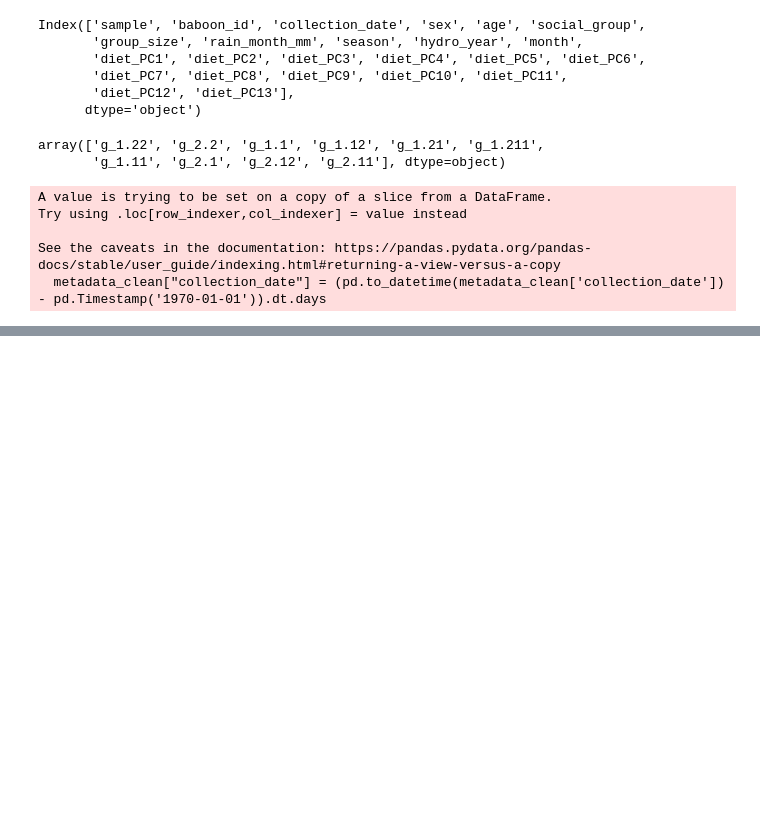
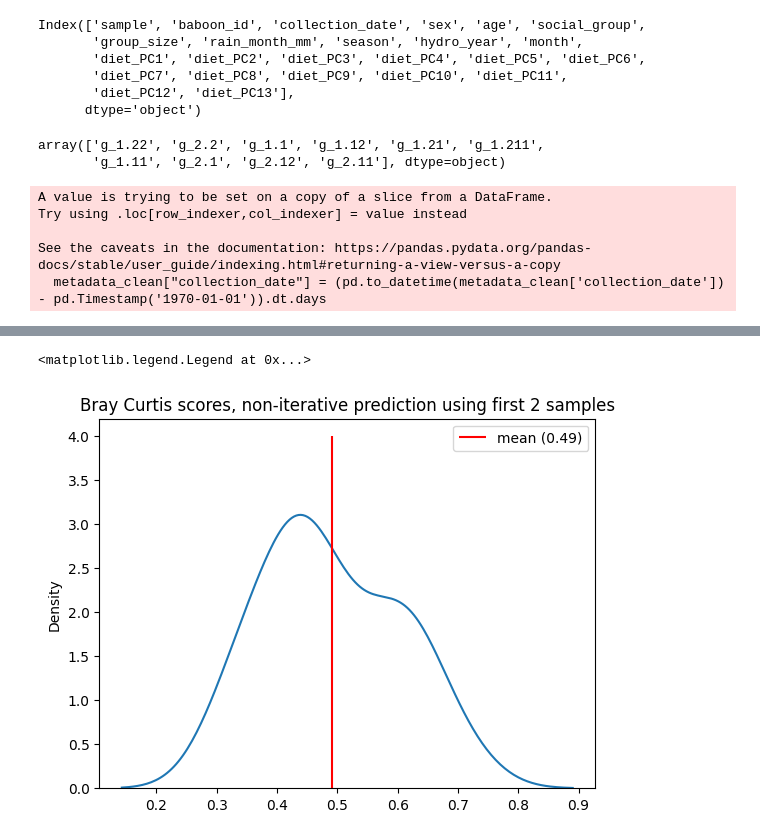
Before and after one commit to yuvaldotan/workshop_microbiome, a Jupyter notebook: Milestone2/model_pipeline.ipynb, the cells around one changed output, grey strips where cells are left out. Drawn from its saved outputs; the diff is of its cells as text; code cells hidden in the pictures; blank space fills up the shorter version.

```diff
--- a/Milestone2/model_pipeline.ipynb
+++ b/Milestone2/model_pipeline.ipynb
@@ -395,0 +136,13 @@ f.shape
+# %%
+
+bc_scores1 = []
+samples = 0
+for i in range(len(test_baboon)):
+    pred = super_model.predict(known_data[i], known_metadata[i], iterative = False)
+    bc = 0
+    samples += len(pred)
+    for j in range(len(pred)):
+        bc += braycurtis(pred.iloc[j].values, true_data[i].iloc[j].values)
+    print(bc / len(pred))
+    bc_scores1.append(bc / len(pred))
+print(np.sum(bc_scores1) / samples)
@@ -395,0 +167,8 @@ f.shape
+# %%
+sns.kdeplot(bc_scores1)
+plt.vlines(np.mean(bc_scores1), 0, 4, label =f"mean ({np.mean(bc_scores1):.2f})", colors="red")
+plt.title("Bray Curtis scores, non-iterative prediction using first 2 samples")
+plt.legend()
+# %% [output]
+<matplotlib.legend.Legend at 0x...>
+[figure, added]
```
Also changed, not shown: parts of 33 cells of this notebook, 5 other files.
